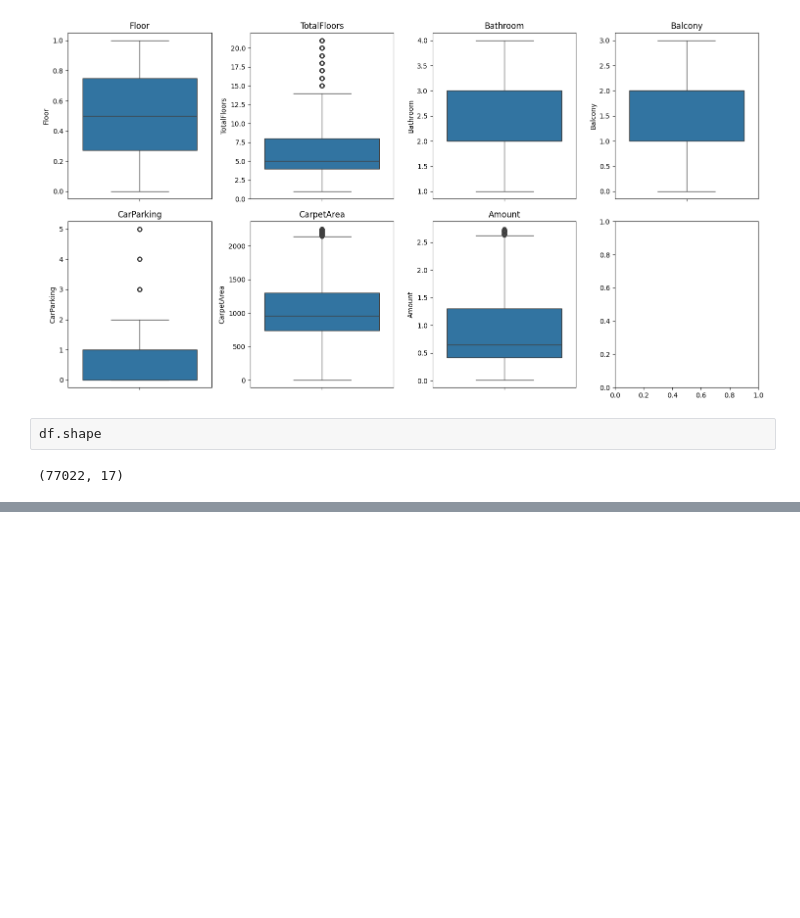
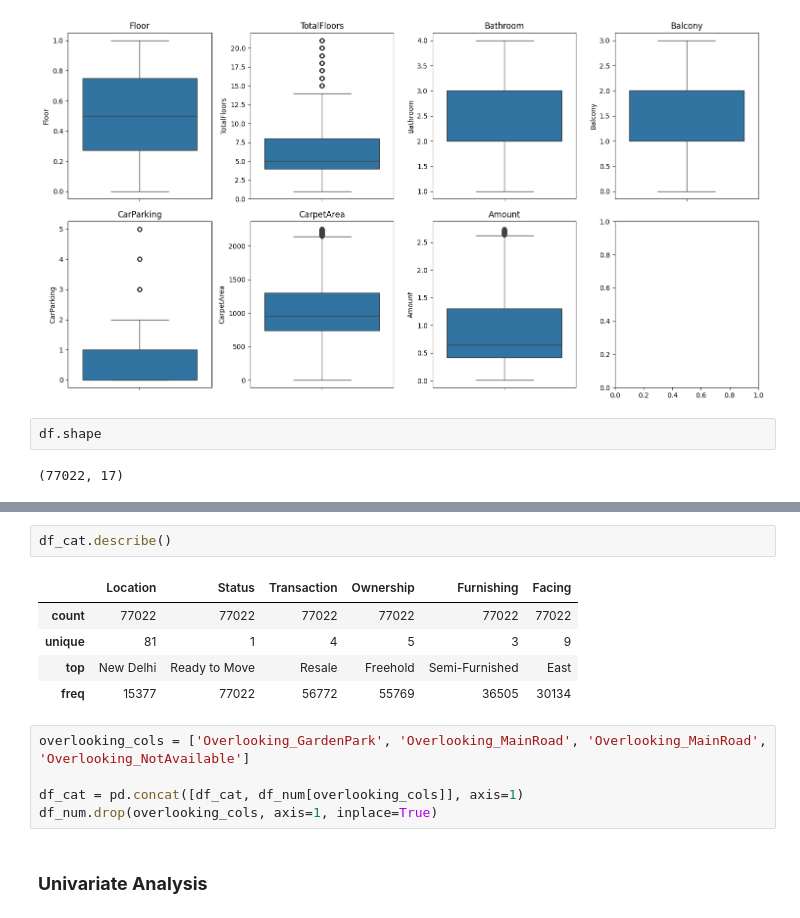
Before and after one commit to rishikeshpaulcode/House-Price-Prediction, a Jupyter notebook: house-price-prediction.ipynb, the cells around one changed output, grey strips where cells are left out. Drawn from its saved outputs; the diff is of its cells as text; blank space fills up the shorter version.

```diff
--- a/house-price-prediction.ipynb
+++ b/house-price-prediction.ipynb
@@ -332,0 +373,15 @@ df.shape
+# %%
+df_cat.describe()
+# %% [output]
+|  | Location | Status | Transaction | Ownership | Furnishing | Facing |
+| count | 77022 | 77022 | 77022 | 77022 | 77022 | 77022 |
+| unique | 81 | 1 | 4 | 5 | 3 | 9 |
+| top | New Delhi | Ready to Move | Resale | Freehold | Semi-Furnished | East |
+| freq | 15377 | 77022 | 56772 | 55769 | 36505 | 30134 |
+# %%
+overlooking_cols = ['Overlooking_GardenPark', 'Overlooking_MainRoad', 'Overlooking_MainRoad', 'Overlooking_NotAvailable']
+
+df_cat = pd.concat([df_cat, df_num[overlooking_cols]], axis=1)
+df_num.drop(overlooking_cols, axis=1, inplace=True)
+# %% [markdown]
+### **Univariate Analysis**
```
Also changed, not shown: parts of 6 cells of this notebook.
